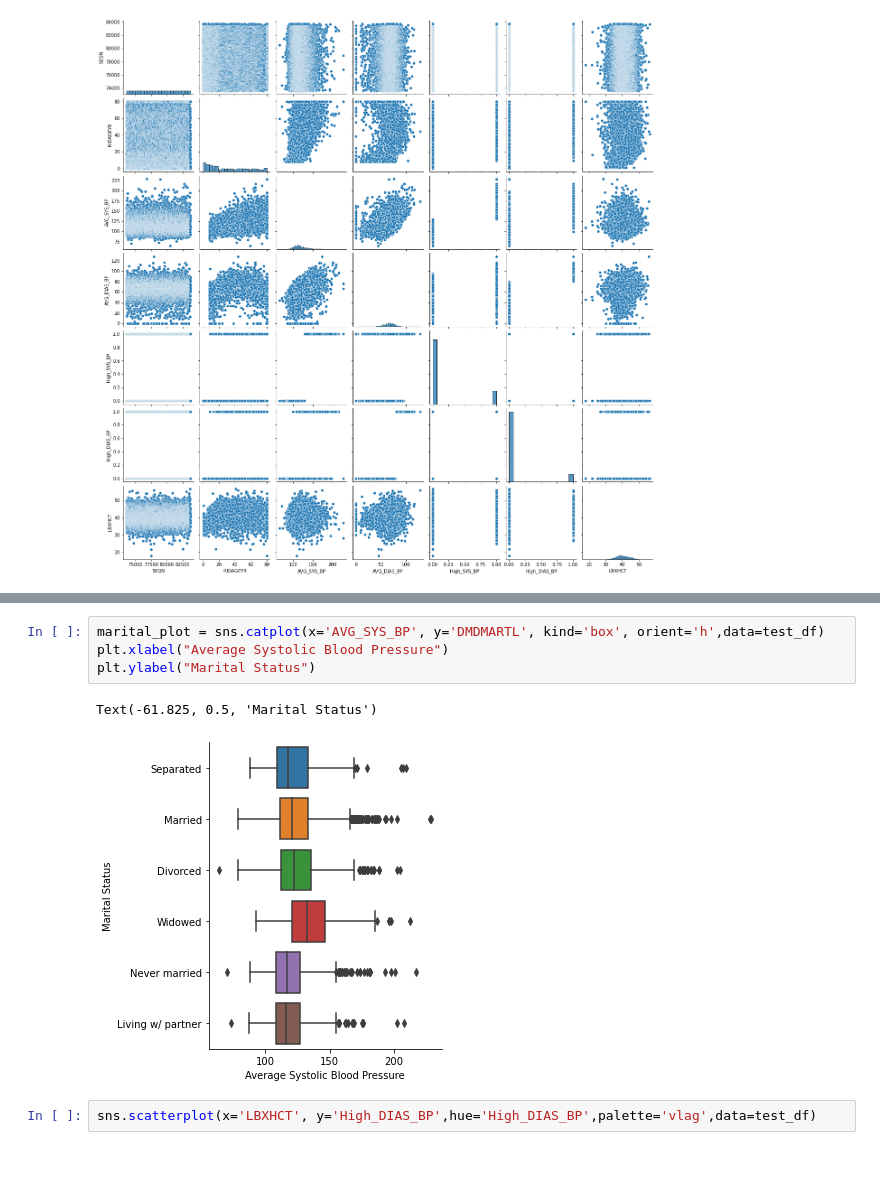
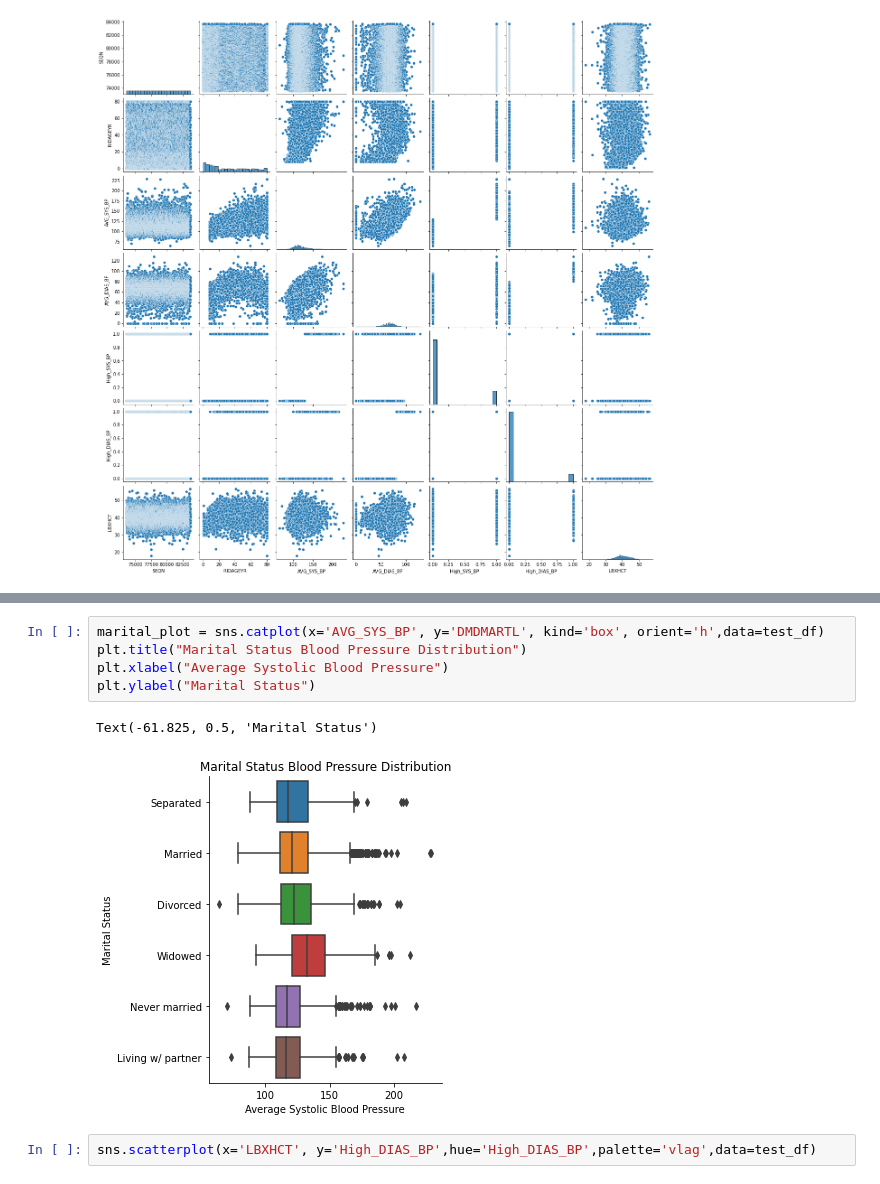
Before and after one commit to noodleybroodley/Final-Capstone, a Jupyter notebook: notebooks/test.ipynb, the cells around one changed output, grey strips where cells are left out. Cells and saved outputs as stored; diff of their text form.

```diff
--- a/notebooks/test.ipynb
+++ b/notebooks/test.ipynb
@@ -169,10 +196,11 @@ sns.catplot(x='DMQMILIZ', y='AVG_SYS_BP',kind='box',data=test_df)
 # %%
 marital_plot = sns.catplot(x='AVG_SYS_BP', y='DMDMARTL', kind='box', orient='h',data=test_df)
+plt.title("Marital Status Blood Pressure Distribution")
 plt.xlabel("Average Systolic Blood Pressure")
 plt.ylabel("Marital Status")
 # %% [output]
 Text(-61.825, 0.5, 'Marital Status')
-[figure, old version]
+[figure, new version]
 # %%
 sns.scatterplot(x='LBXHCT', y='High_DIAS_BP',hue='High_DIAS_BP',palette='vlag',data=test_df)
 # %% [output]
```
Also changed, not shown: parts of 9 cells of this notebook, 8 other files.
